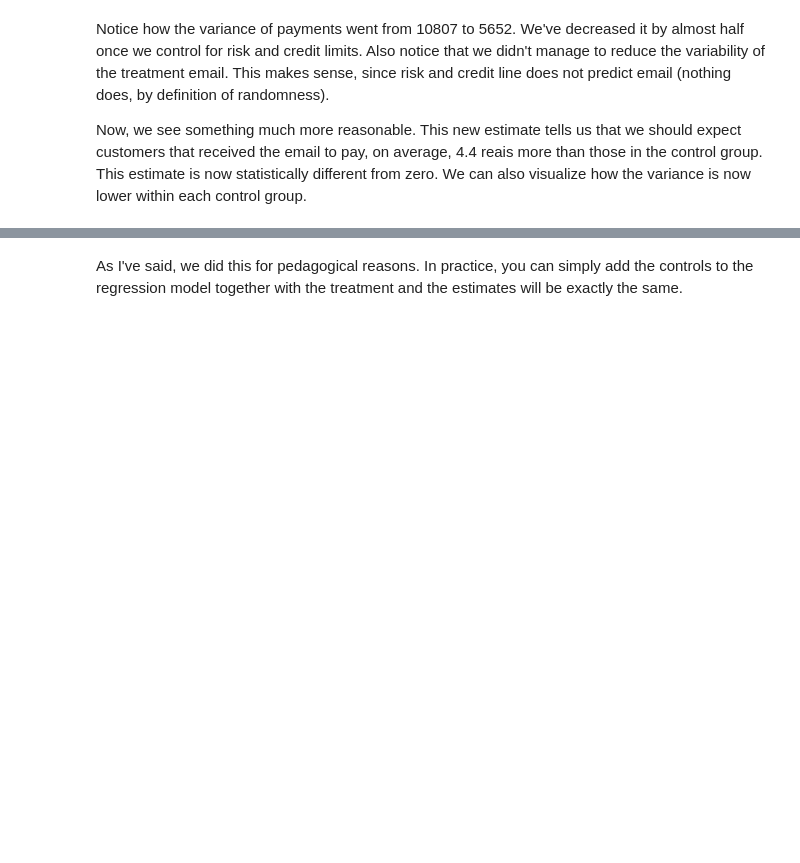
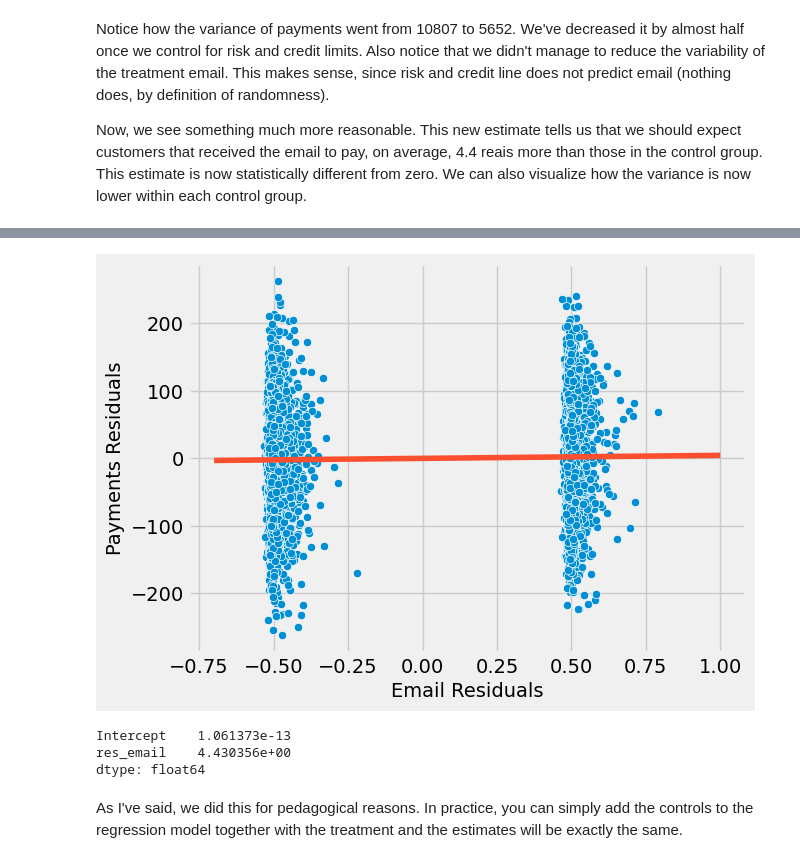
Before and after one commit to dataqubit/python-causality-handbook, a Jupyter notebook: causal-inference-for-the-brave-and-true/07-Beyond-Confounders.ipynb, the cells around one changed output, grey strips where cells are left out. Drawn from its saved outputs; the diff is of its cells as text; code cells hidden in the pictures; blank space fills up the shorter version.

```diff
--- a/causal-inference-for-the-brave-and-true/07-Beyond-Confounders.ipynb
+++ b/causal-inference-for-the-brave-and-true/07-Beyond-Confounders.ipynb
@@ -122,3 +164,16 @@ plt.ylabel("Payments Residuals");
+# %%
+sns.scatterplot(x="res_email", y="res_payments", data=residuals)
+plt.plot(np.linspace(-0.7, 1), model_treatment.params[0] + np.linspace(-0.7, 1) * model_treatment.params[1], c="C1")
+plt.xlabel("Email Residuals")
+plt.ylabel("Payments Residuals");
+# %% [output]
+[figure, added]
+# %%
+model_treatment.params
+# %% [output]
+Intercept    1.061373e-13
+res_email    4.430356e+00
+dtype: float64
 # %% [markdown]
 As I've said, we did this for pedagogical reasons. In practice, you can simply add the controls to the regression model together with the treatment and the estimates will be exactly the same.
 # %%
```
Also changed, not shown: parts of 4 cells of this notebook, 6 other files.
